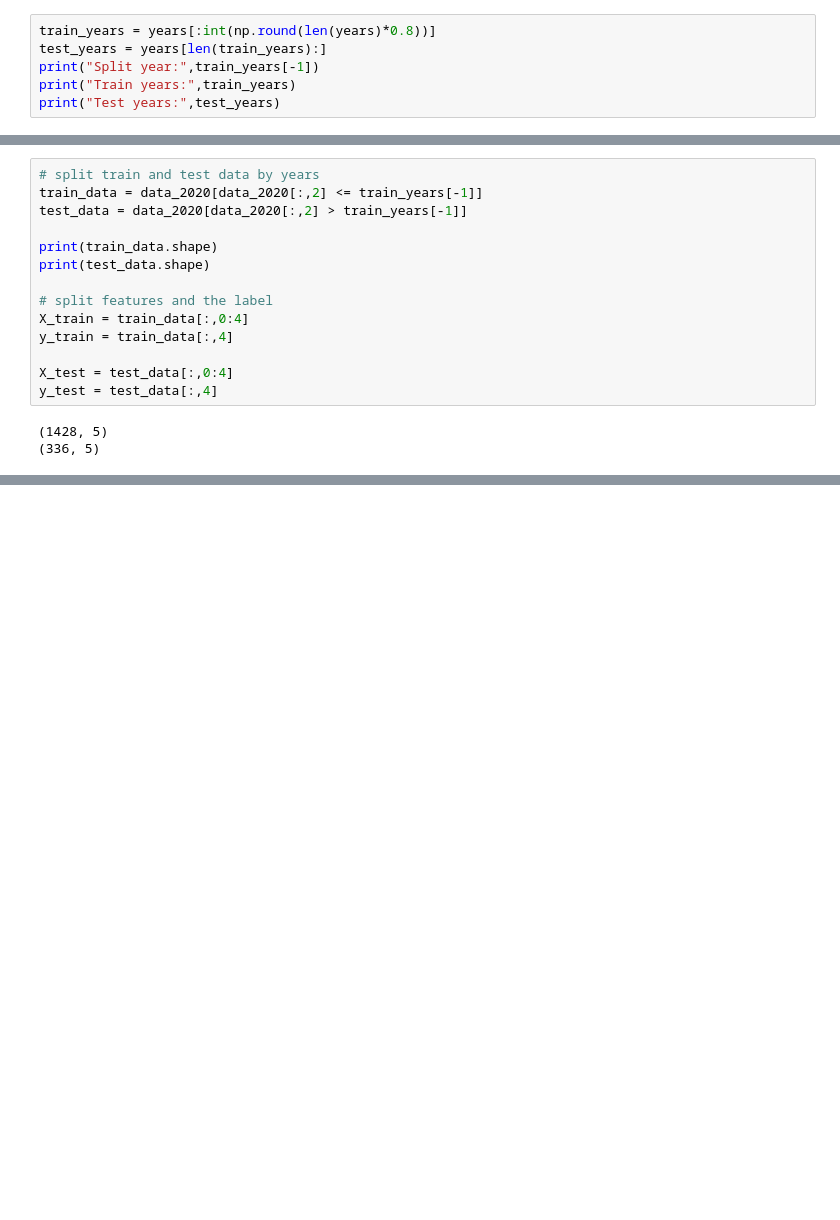
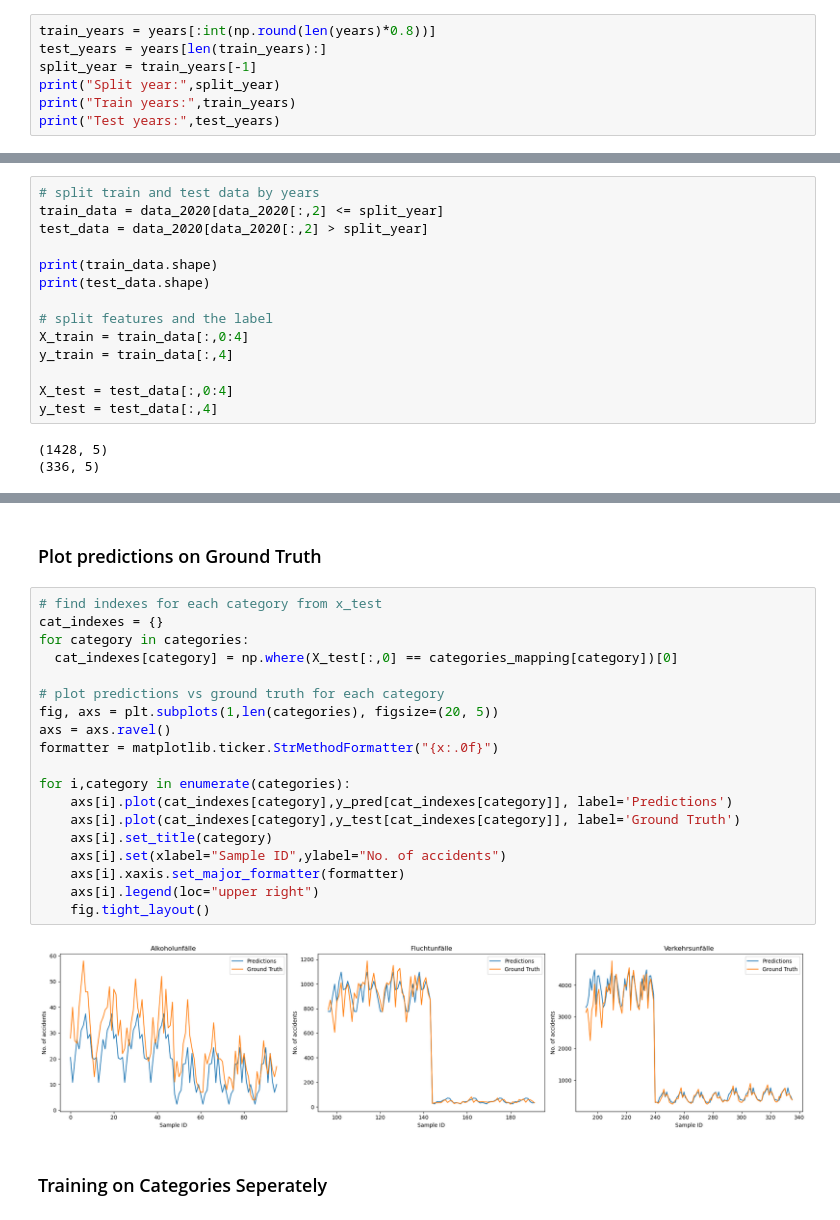
Before and after one commit to eminedari/dps_ai_challenge, a Jupyter notebook: main.ipynb, the cells around one changed output, grey strips where cells are left out. Cells and saved outputs as stored; diff of their text form; blank space fills up the shorter version.

Commit message:
train and error calc-visualize completed

```diff
--- a/main.ipynb
+++ b/main.ipynb
@@ -165,7 +168,8 @@ plt.savefig('category_per_month_' +  '_'.join(map(str, sample_years)) +'.png')
 # %%
 train_years = years[:int(np.round(len(years)*0.8))]
 test_years = years[len(train_years):]
-print("Split year:",train_years[-1])
+split_year = train_years[-1]
+print("Split year:",split_year)
 print("Train years:",train_years)
 print("Test years:",test_years)
 # %% [output]
@@ -175,8 +179,8 @@ Train years: [2000 2001 2002 2003 2004 2005 2006 2007 2008 2009 2010 2011 2012 2
 Test years: [2017 2018 2019 2020]
 # %%
 # split train and test data by years
-train_data = data_2020[data_2020[:,2] <= train_years[-1]]
-test_data = data_2020[data_2020[:,2] > train_years[-1]]
+train_data = data_2020[data_2020[:,2] <= split_year]
+test_data = data_2020[data_2020[:,2] > split_year]
 
 print(train_data.shape)
 print(test_data.shape)
@@ -207,0 +223,25 @@ Mean Squared Error (Test): 35903.1130387139
+# %% [markdown]
+### Plot predictions on Ground Truth
+# %%
+# find indexes for each category from x_test
+cat_indexes = {}
+for category in categories:
+  cat_indexes[category] = np.where(X_test[:,0] == categories_mapping[category])[0]
+
+# plot predictions vs ground truth for each category
+fig, axs = plt.subplots(1,len(categories), figsize=(20, 5))
+axs = axs.ravel()
+formatter = matplotlib.ticker.StrMethodFormatter("{x:.0f}")
+
+for i,category in enumerate(categories):
+    axs[i].plot(cat_indexes[category],y_pred[cat_indexes[category]], label='Predictions')
+    axs[i].plot(cat_indexes[category],y_test[cat_indexes[category]], label='Ground Truth')
+    axs[i].set_title(category)
+    axs[i].set(xlabel="Sample ID",ylabel="No. of accidents")
+    axs[i].xaxis.set_major_formatter(formatter)
+    axs[i].legend(loc="upper right")
+    fig.tight_layout()
+# %% [output]
+[figure, added]
+# %% [markdown]
+### Training on Categories Seperately
```
Also changed, not shown: parts of 14 cells of this notebook.
